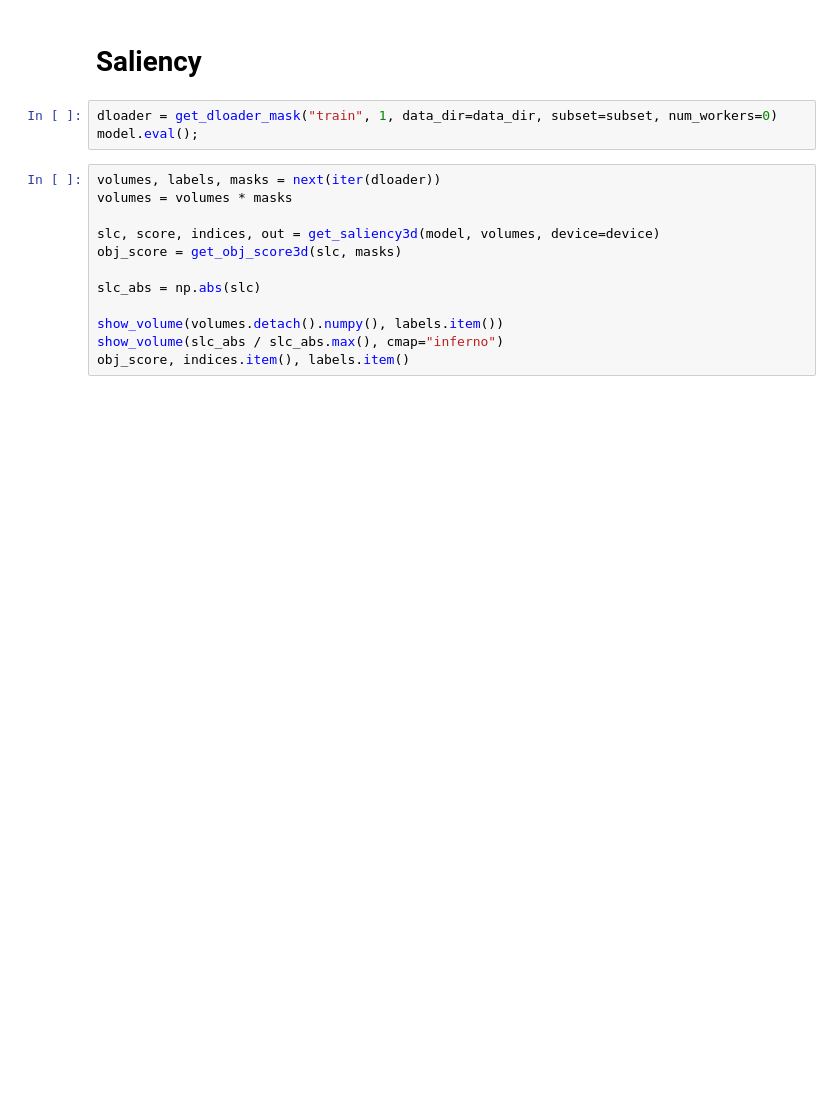
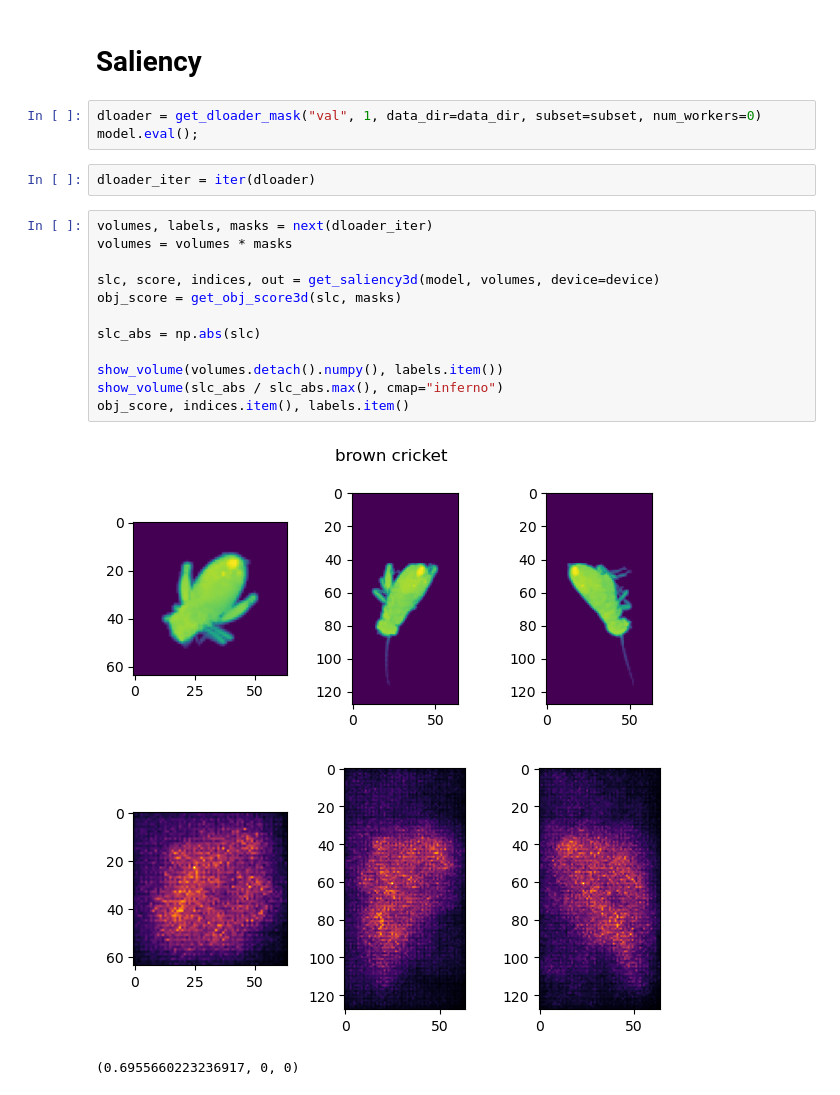
Before and after one commit to R0ner/cnn-context, a Jupyter notebook: notebooks/bn-06-models.ipynb, the cells around one changed output. Cells and saved outputs as stored; diff of their text form; blank space fills up the shorter version.

```diff
--- a/notebooks/bn-06-models.ipynb
+++ b/notebooks/bn-06-models.ipynb
@@ -153,20 +172,26 @@ plt.show()
 # %% [markdown]
 # Saliency
 # %%
-dloader = get_dloader_mask("train", 1, data_dir=data_dir, subset=subset, num_workers=0)
+dloader = get_dloader_mask("val", 1, data_dir=data_dir, subset=subset, num_workers=0)
 model.eval();
+# %%
+dloader_iter = iter(dloader)
 # %%
-volumes, labels, masks = next(iter(dloader))
+volumes, labels, masks = next(dloader_iter)
 volumes = volumes * masks
 
 slc, score, indices, out = get_saliency3d(model, volumes, device=device)
 obj_score = get_obj_score3d(slc, masks)
 
 slc_abs = np.abs(slc)
 
 show_volume(volumes.detach().numpy(), labels.item())
 show_volume(slc_abs / slc_abs.max(), cmap="inferno")
 obj_score, indices.item(), labels.item()
+# %% [output]
+[figure, added]
+[figure, added]
+(0.6955660223236917, 0, 0)
 # %%
 obj_scores = []
 for volumes, labels, masks in tqdm(dloader):
```
Also changed, not shown: parts of 3 cells of this notebook.
